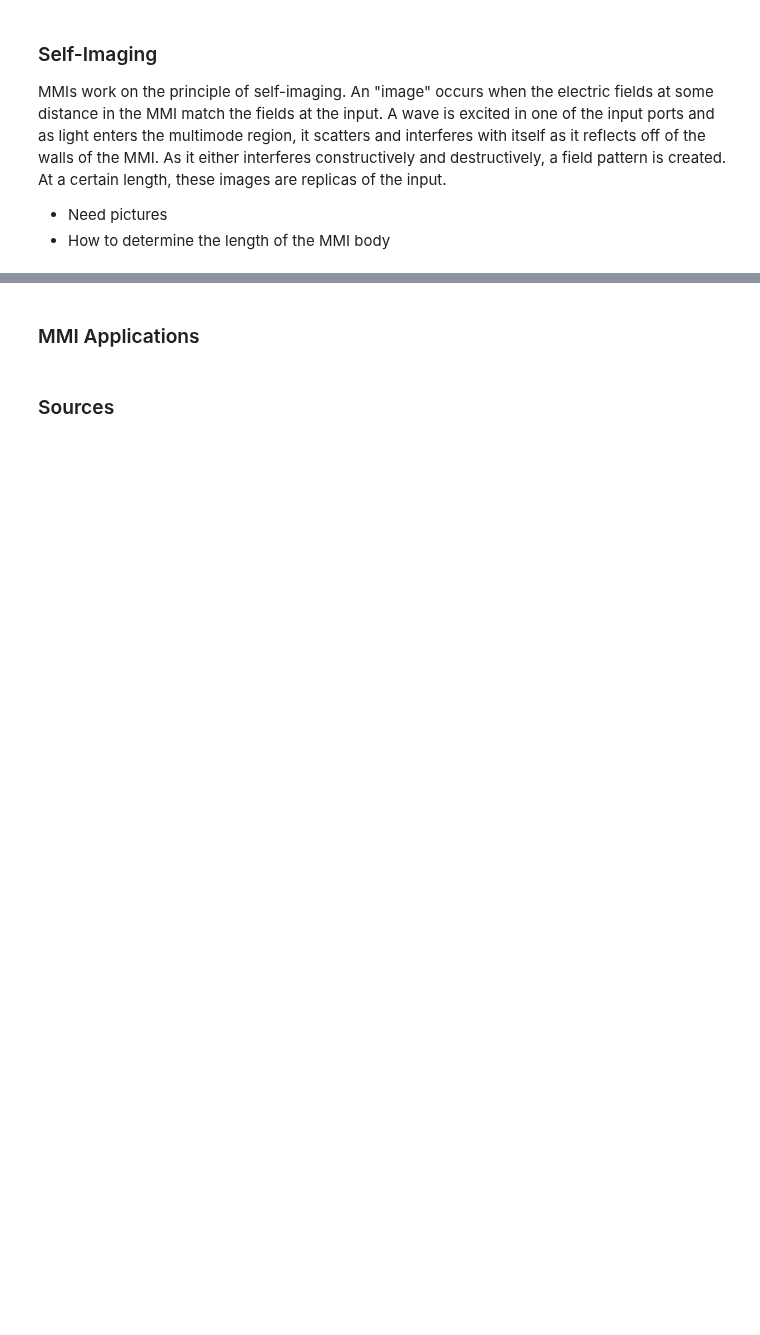
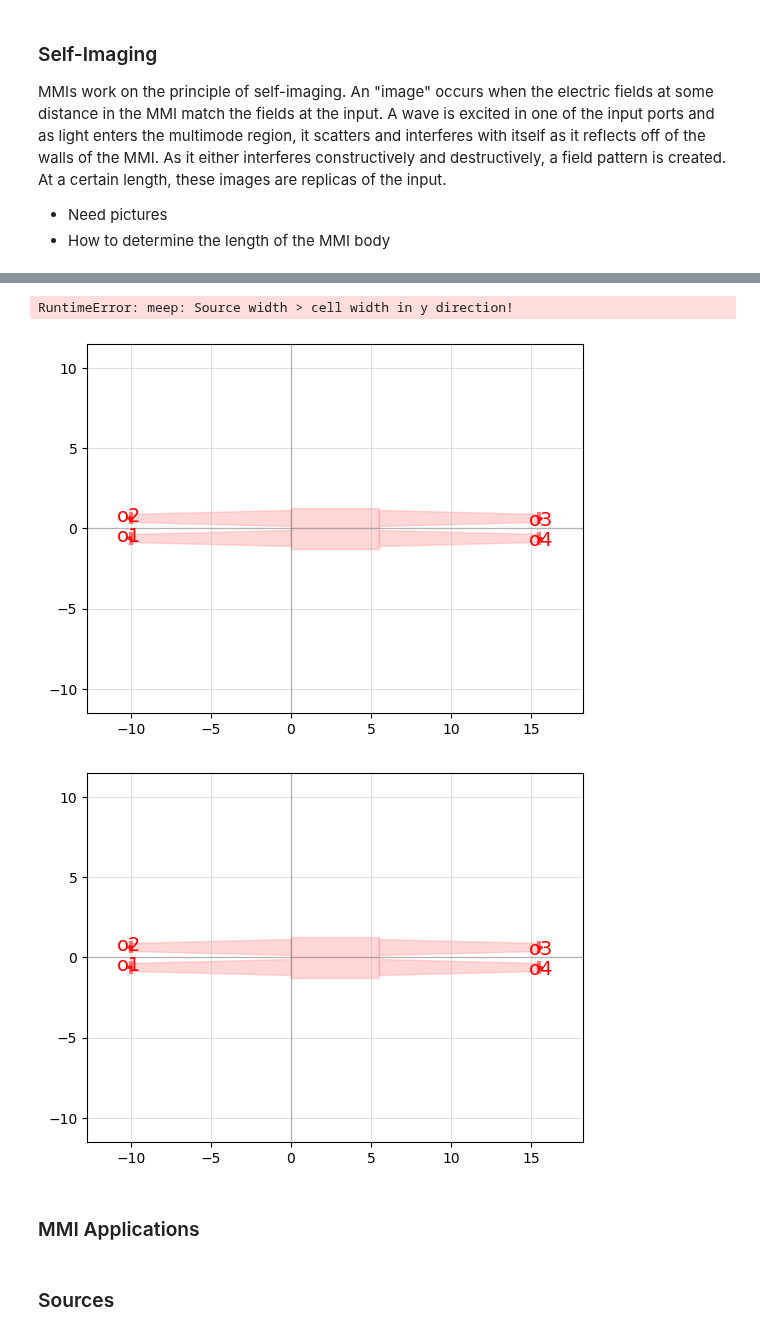
Before and after one commit to BYUCamachoLab/Photonics-Bootcamp, a Jupyter notebook: book/pages/mmis.ipynb, the cells around one changed output, grey strips where cells are left out. Cells and saved outputs as stored; diff of their text form; code cells hidden in the pictures; blank space fills up the shorter version.

```diff
--- a/book/pages/mmis.ipynb
+++ b/book/pages/mmis.ipynb
@@ -16,3 +87,15 @@ MMIs work on the principle of self-imaging. An "image" occurs when the electric
+# %%
+sim.run(mp.at_beginning(mp.output_epsilon),
+        mp.to_appended("ez", mp.at_every(2, mp.output_efield_z)),
+        until=200)
+# %% [output]
+RuntimeError: meep: Source width > cell width in y direction!
+# %%
+import gdsfactory as gf
+gf.components.mmi2x2().plot()
+# %% [output]
+[figure, added]
+[figure, added]
 # %% [markdown]
 ### MMI Applications
 # %% [markdown]
```
Also changed, not shown: parts of 3 cells of this notebook, 5 other files.
